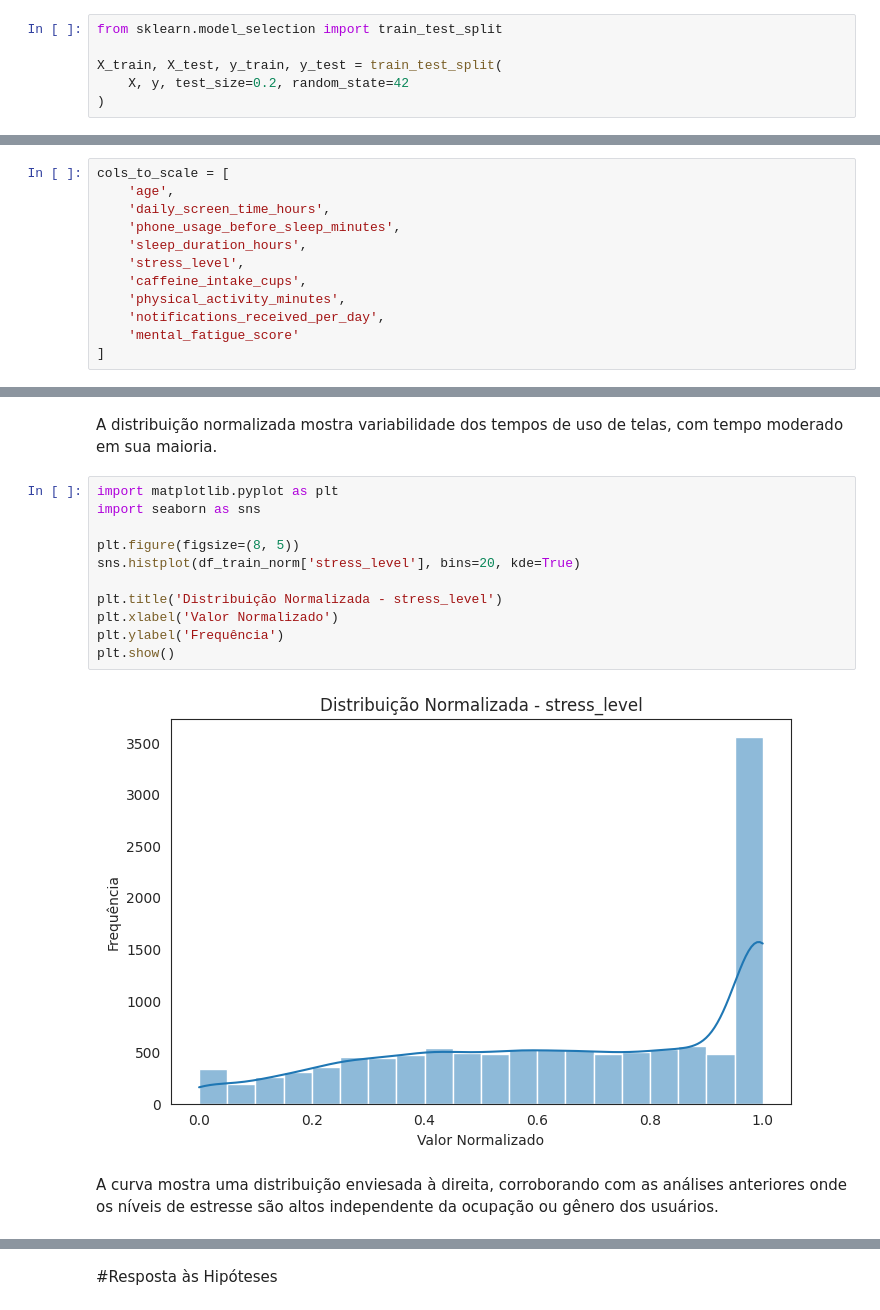
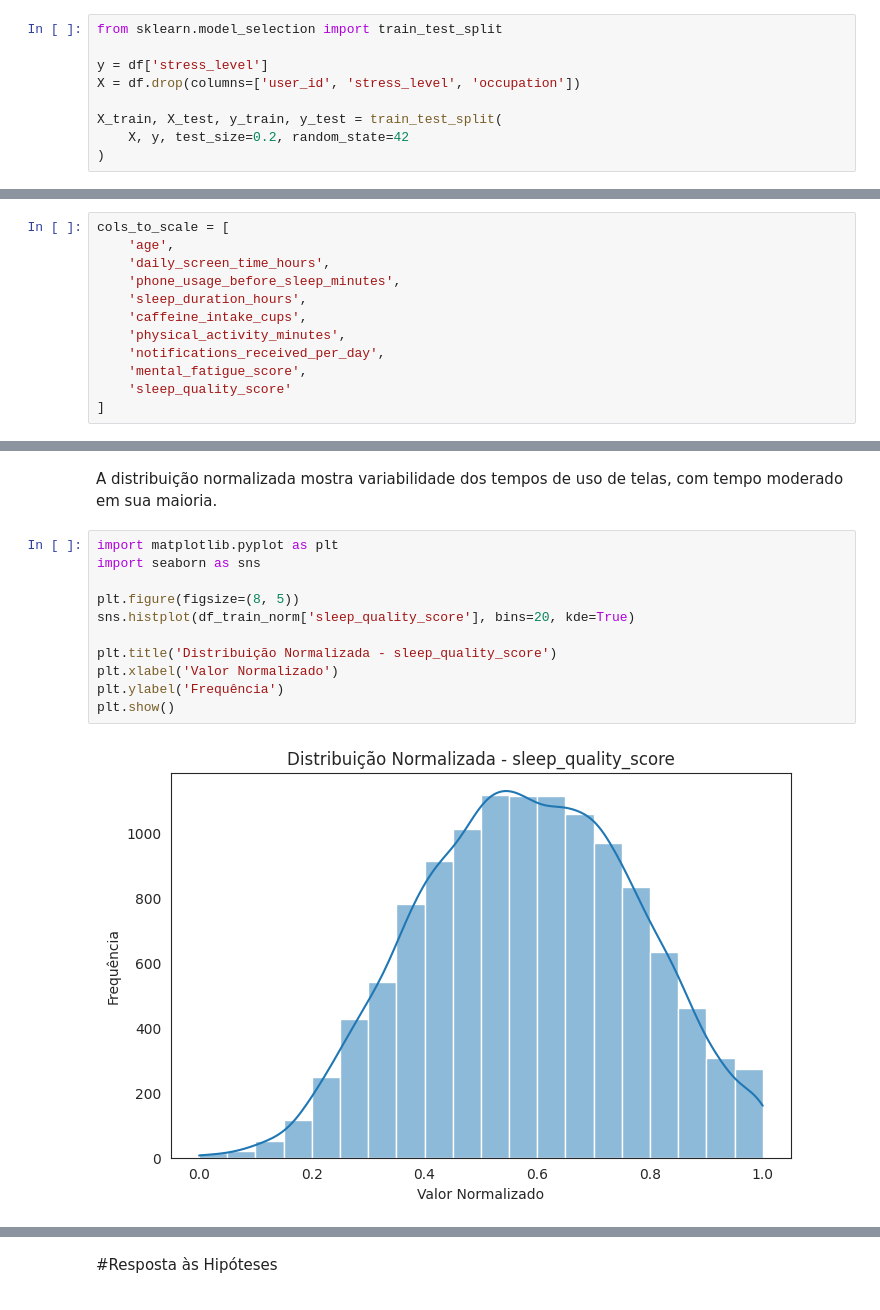
Before and after one commit to larissamitrof-collab/MVP-1, a Jupyter notebook: MVP1.ipynb, the cells around one changed output, grey strips where cells are left out. Cells and saved outputs as stored; diff of their text form.

```diff
--- a/MVP1.ipynb
+++ b/MVP1.ipynb
@@ -925,6 +925,9 @@ df = pd.get_dummies(df, columns=['gender'], drop_first=False)
 df = df.drop_duplicates()
 # %%
 from sklearn.model_selection import train_test_split
+
+y = df['stress_level']
+X = df.drop(columns=['user_id', 'stress_level', 'occupation'])
 
 X_train, X_test, y_train, y_test = train_test_split(
     X, y, test_size=0.2, random_state=42
@@ -961,11 +964,11 @@ cols_to_scale = [
     'daily_screen_time_hours',
     'phone_usage_before_sleep_minutes',
     'sleep_duration_hours',
-    'stress_level',
     'caffeine_intake_cups',
     'physical_activity_minutes',
     'notifications_received_per_day',
-    'mental_fatigue_score'
+    'mental_fatigue_score',
+    'sleep_quality_score'
 ]
 # %%
 from sklearn.preprocessing import MinMaxScaler
@@ -1021,15 +1024,13 @@ A distribuição normalizada mostra variabilidade dos tempos de uso de telas, co
 # %%
 import matplotlib.pyplot as plt
 import seaborn as sns
 
 plt.figure(figsize=(8, 5))
-sns.histplot(df_train_norm['stress_level'], bins=20, kde=True)
+sns.histplot(df_train_norm['sleep_quality_score'], bins=20, kde=True)
 
-plt.title('Distribuição Normalizada - stress_level')
+plt.title('Distribuição Normalizada - sleep_quality_score')
 plt.xlabel('Valor Normalizado')
 plt.ylabel('Frequência')
 plt.show()
 # %% [output]
-[figure, old version]
+[figure, new version]
-# %% [markdown]
-A curva mostra uma distribuição enviesada à direita, corroborando com as análises anteriores onde os níveis de estresse são altos independente da ocupação ou gênero dos usuários.
```
Also changed, not shown: parts of 15 cells of this notebook.
